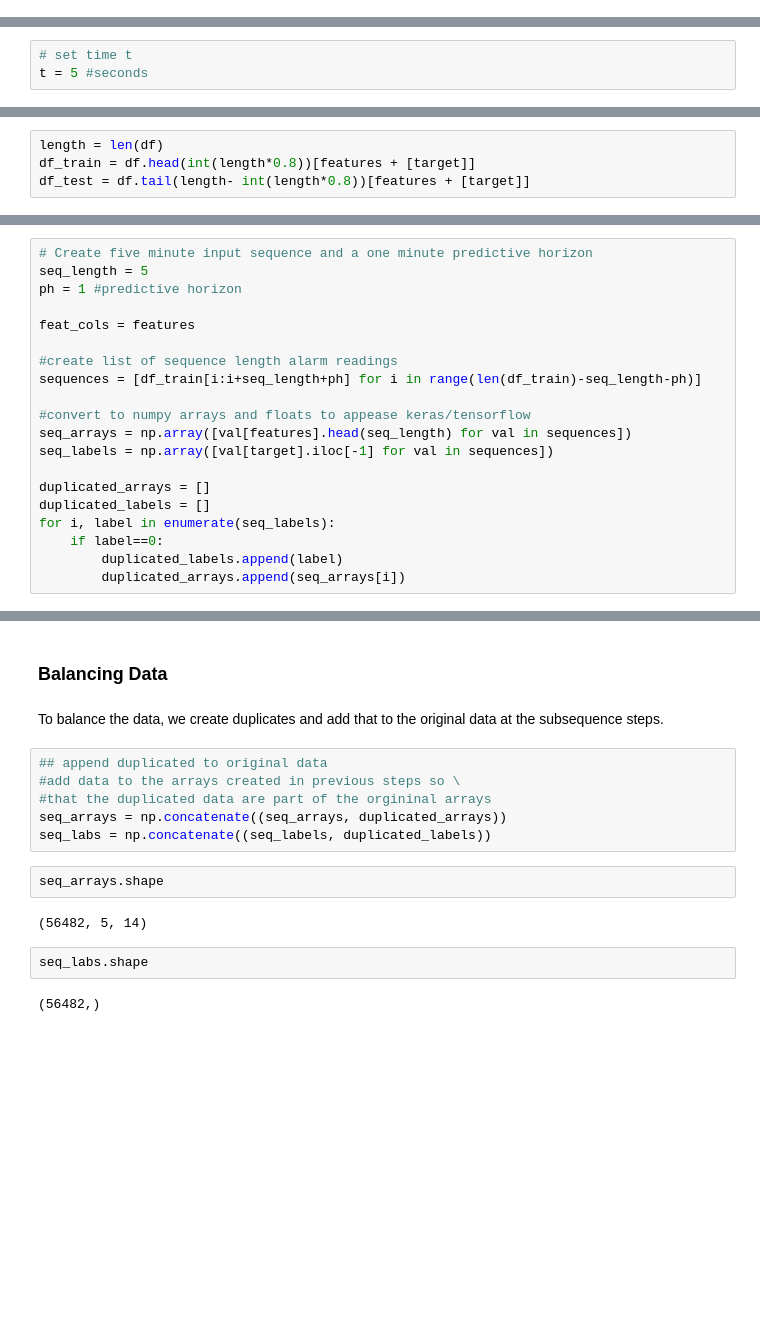
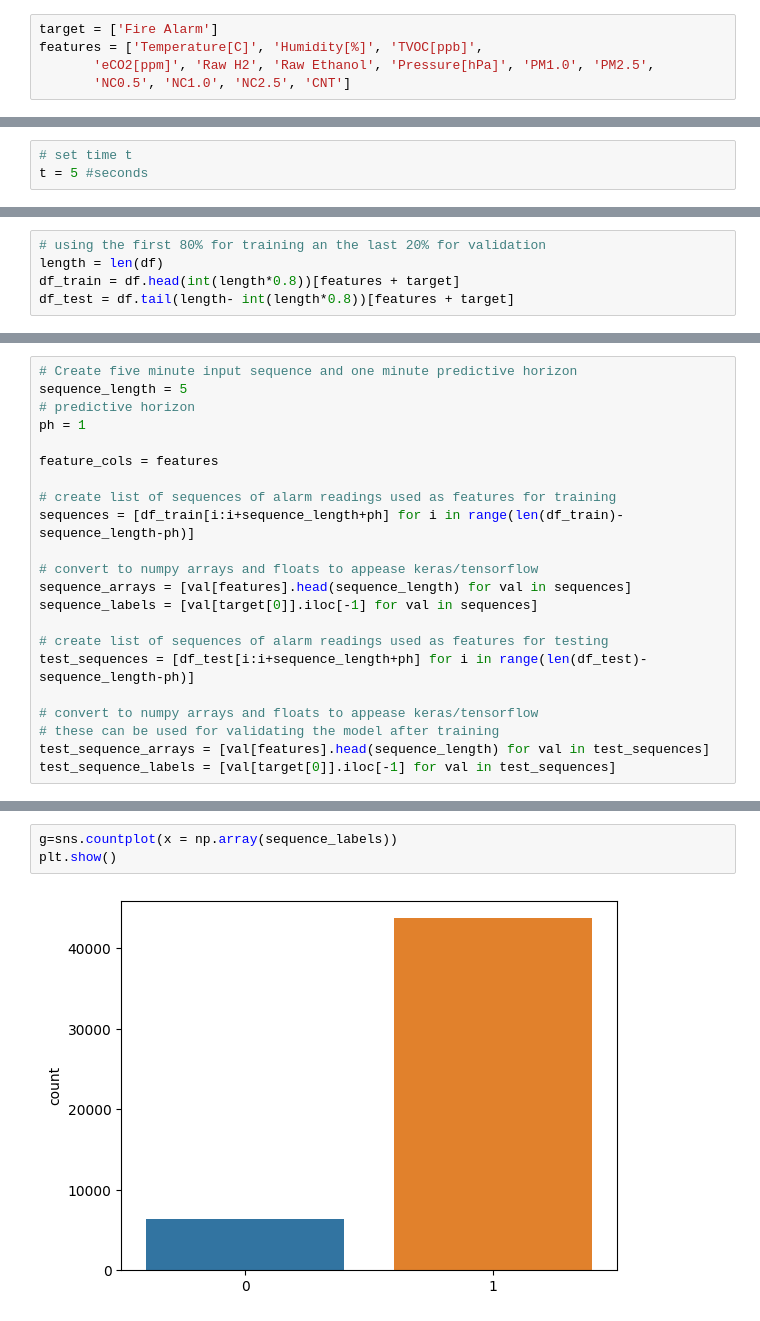
Before and after one commit to katie-q-ch/smoke-detector-project, a Jupyter notebook: SmokeDectector.ipynb, the cells around one changed output, grey strips where cells are left out. Cells and saved outputs as stored; diff of their text form; blank space fills up the shorter version.

```diff
--- a/SmokeDectector.ipynb
+++ b/SmokeDectector.ipynb
@@ -352,3 +345,8 @@ So data with fire alarm went off is close to half of data without fire alarm wen
+# %%
+target = ['Fire Alarm']
+features = ['Temperature[C]', 'Humidity[%]', 'TVOC[ppb]',
+       'eCO2[ppm]', 'Raw H2', 'Raw Ethanol', 'Pressure[hPa]', 'PM1.0', 'PM2.5',
+       'NC0.5', 'NC1.0', 'NC2.5', 'CNT']
 # %% [markdown]
 ## Spliting Data
 # %%
@@ -374,5 +371,6 @@ features
 # %%
+# using the first 80% for training an the last 20% for validation
 length = len(df)
-df_train = df.head(int(length*0.8))[features + [target]]
-df_test = df.tail(length- int(length*0.8))[features + [target]]
+df_train = df.head(int(length*0.8))[features + target]
+df_test = df.tail(length- int(length*0.8))[features + target]
 # %%
@@ -390,20 +388,22 @@ df_test.shape
 # %%
-# Create five minute input sequence and a one minute predictive horizon
-seq_length = 5
-ph = 1 #predictive horizon
+# Create five minute input sequence and one minute predictive horizon
+sequence_length = 5
+# predictive horizon
+ph = 1
 
-feat_cols = features
+feature_cols = features
 
-#create list of sequence length alarm readings
-sequences = [df_train[i:i+seq_length+ph] for i in range(len(df_train)-seq_length-ph)]
+# create list of sequences of alarm readings used as features for training
+sequences = [df_train[i:i+sequence_length+ph] for i in range(len(df_train)-sequence_length-ph)]
 
-#convert to numpy arrays and floats to appease keras/tensorflow
-seq_arrays = np.array([val[features].head(seq_length) for val in sequences])
-seq_labels = np.array([val[target].iloc[-1] for val in sequences])
+# convert to numpy arrays and floats to appease keras/tensorflow
+sequence_arrays = [val[features].head(sequence_length) for val in sequences]
+sequence_labels = [val[target[0]].iloc[-1] for val in sequences]
 
-duplicated_arrays = []
-duplicated_labels = []
-for i, label in enumerate(seq_labels):
-    if label==0:
-        duplicated_labels.append(label)
-        duplicated_arrays.append(seq_arrays[i])
+# create list of sequences of alarm readings used as features for testing
+test_sequences = [df_test[i:i+sequence_length+ph] for i in range(len(df_test)-sequence_length-ph)]
+
+# convert to numpy arrays and floats to appease keras/tensorflow
+# these can be used for validating the model after training
+test_sequence_arrays = [val[features].head(sequence_length) for val in test_sequences]
+test_sequence_labels = [val[target[0]].iloc[-1] for val in test_sequences]
@@ -419,18 +410,5 @@ print(duplicated_labels.shape)
-# %% [markdown]
-### Balancing Data
-# %% [markdown]
-To balance the data, we create duplicates and add that to the original data at the subsequence steps.
-# %%
-## append duplicated to original data
-#add data to the arrays created in previous steps so \
-#that the duplicated data are part of the orgininal arrays
-seq_arrays = np.concatenate((seq_arrays, duplicated_arrays))
-seq_labs = np.concatenate((seq_labels, duplicated_labels))
-# %%
-seq_arrays.shape
-# %% [output]
-(56482, 5, 14)
-# %%
-seq_labs.shape
-# %% [output]
-(56482,)
+# %%
+g=sns.countplot(x = np.array(sequence_labels))
+plt.show()
+# %% [output]
+[figure, added]
```
Also changed, not shown: parts of 49 cells of this notebook.
